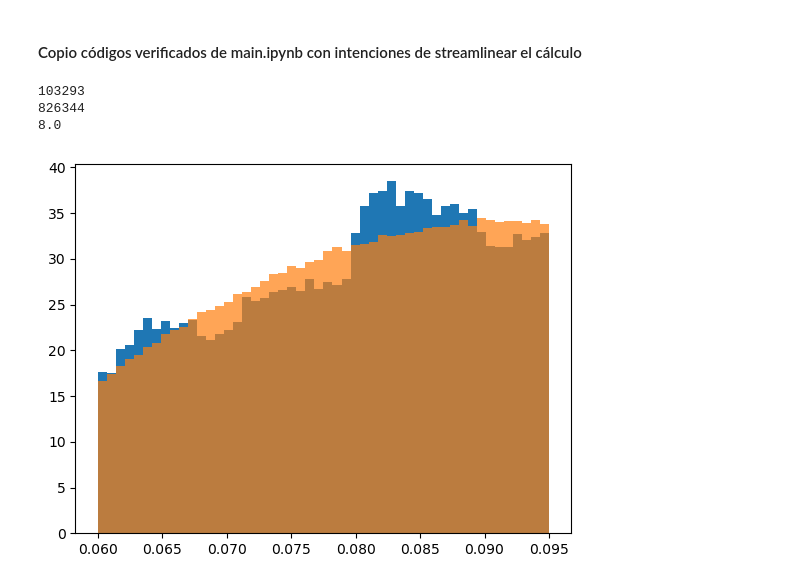
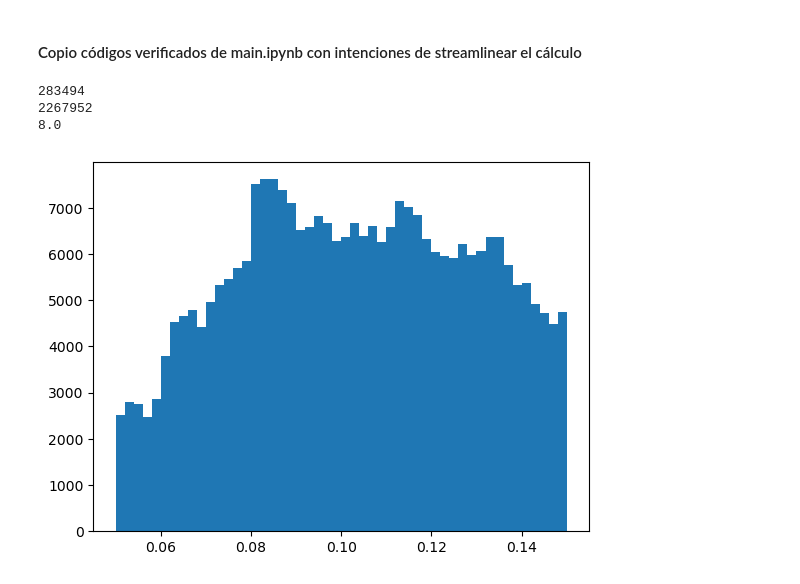
Before and after one commit to FedeDavilaKurban/filbao, a Jupyter notebook: xi_s_v2.ipynb, the cells around one changed output. Drawn from its saved outputs; the diff is of its cells as text; code cells hidden in the pictures.

```diff
--- a/xi_s_v2.ipynb
+++ b/xi_s_v2.ipynb
@@ -5,7 +5,6 @@ import numpy as np
 import pandas as pd
 import healpy as hp
 from scipy.interpolate import interp1d
-import matplotlib.pyplot as plt
 from numpy.polynomial.polynomial import Polynomial
 
 def build_cdf_from_parabola(data, vmin, vmax, deg, num_points=10000):
@@ -87,7 +86,7 @@ def generate_random_catalogue(ra,dec,redshift,nside,nrand):
     return random_data
 
 # Load galaxy data
-zmin, zmax = 0.06, 0.095
+zmin, zmax = 0.05, 0.15
 cat_sdss = pd.read_csv('../data/sdss_zmin_0.000_zmax_0.300_sigma_5.0.csv')
 cat_sdss  = cat_sdss[(cat_sdss["red"] >= zmin)*(cat_sdss["red"] <= zmax)]
 cat_sdss = cat_sdss[cat_sdss['mag_abs_r']<-20.5]
@@ -104,15 +103,17 @@ deg = 2
 random_data = generate_random_catalogue(ra,dec,redshift,nside,nrand)
 #random_data.to_csv(f'../data/random_sample_healpy_{nside}_{len(random_data)}.csv', index=False)
 # %% [output]
-103293
-826344
+283494
+2267952
 8.0
 # %%
-plt.hist(cat_sdss['red'],bins=50,density=True)
-plt.hist(random_data['red'],bins=50,density=True,alpha=.7)
+import matplotlib.pyplot as plt
+
+plt.hist(cat_sdss['red'],bins=50,density=False)
+#plt.hist(random_data['red'],bins=50,density=False,alpha=.7)
 plt.show()
 # %% [output]
-[figure, old version]
+[figure, new version]
 # %%
 ######################
 minsep = 10.      # Min theta
```
Also changed, not shown: parts of 4 cells of this notebook.
